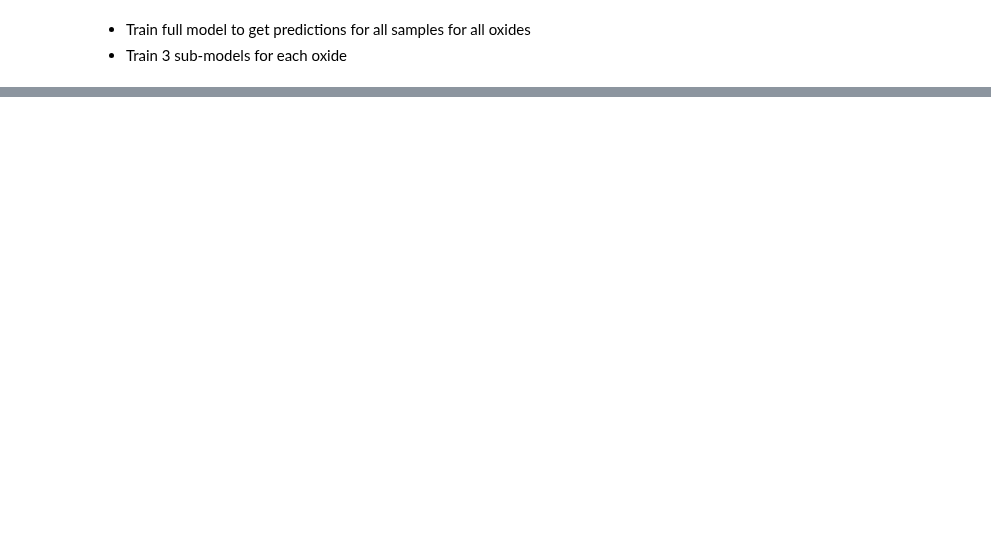
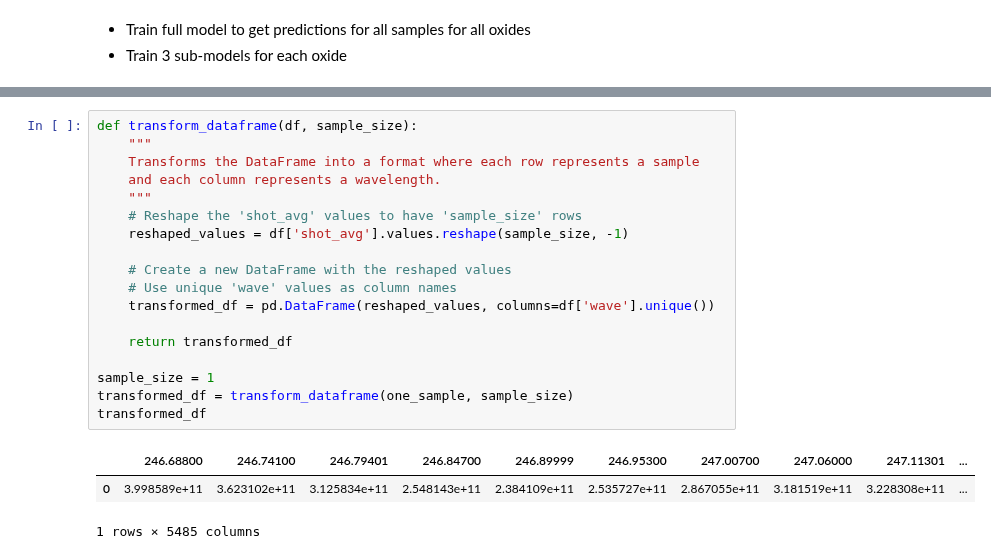
Before and after one commit to chhoumann/thesis-chemcam, a Jupyter notebook: baseline/notes.ipynb, the cells around one changed output, grey strips where cells are left out. Saved outputs shown, nothing was run; the diff lists cells and outputs as text; blank space fills up the shorter version.

```diff
--- a/baseline/notes.ipynb
+++ b/baseline/notes.ipynb
@@ -203,0 +233,22 @@ full_model = PLSRegression(n_components=2, scale=False)
+# %%
+def transform_dataframe(df, sample_size):
+    """
+    Transforms the DataFrame into a format where each row represents a sample
+    and each column represents a wavelength.
+    """
+    # Reshape the 'shot_avg' values to have 'sample_size' rows
+    reshaped_values = df['shot_avg'].values.reshape(sample_size, -1)
+
+    # Create a new DataFrame with the reshaped values
+    # Use unique 'wave' values as column names
+    transformed_df = pd.DataFrame(reshaped_values, columns=df['wave'].unique())
+
+    return transformed_df
+
+sample_size = 1
+transformed_df = transform_dataframe(one_sample, sample_size)
+transformed_df
+# %% [output]
+|  | 246.68800 | 246.74100 | 246.79401 | 246.84700 | 246.89999 | 246.95300 | 247.00700 | 247.06000 | 247.11301 | ... |
+| 0 | 3.998589e+11 | 3.623102e+11 | 3.125834e+11 | 2.548143e+11 | 2.384109e+11 | 2.535727e+11 | 2.867055e+11 | 3.181519e+11 | 3.228308e+11 | ... |
+1 rows × 5485 columns
```
Also changed, not shown: parts of 12 cells of this notebook.
